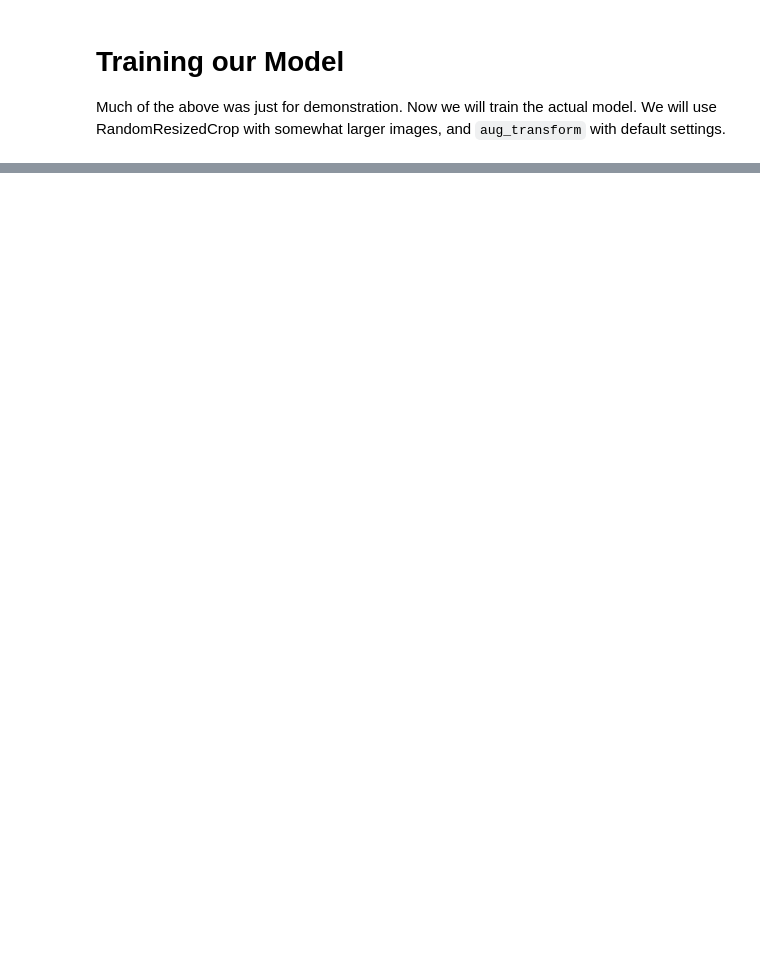
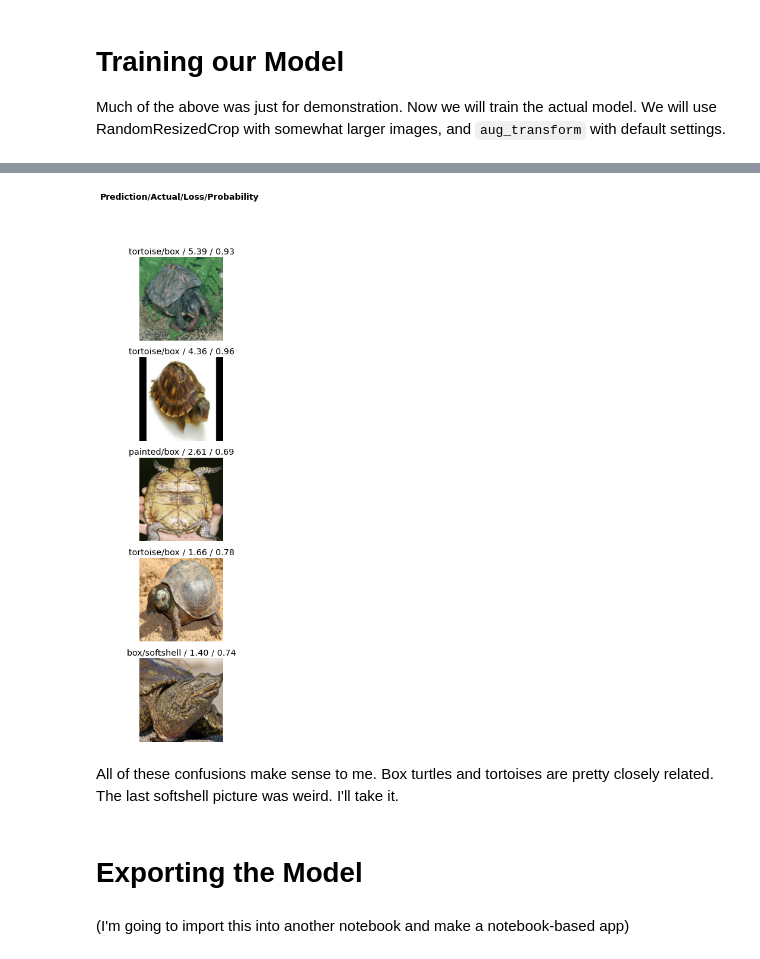
Before and after one commit to djliden/fastai-turtle-classifier, a Jupyter notebook: Turtle Classifier.ipynb, the cells around one changed output, grey strips where cells are left out. Drawn from its saved outputs; the diff is of its cells as text; code cells hidden in the pictures; blank space fills up the shorter version.

```diff
--- a/Turtle Classifier.ipynb
+++ b/Turtle Classifier.ipynb
@@ -187,0 +211,8 @@ learn.fine_tune(4)
+# %%
+interp.plot_top_losses(5, nrows=5)
+# %% [output]
+[figure, added]
+# %% [markdown]
+All of these confusions make sense to me. Box turtles and tortoises are pretty closely related. The last softshell picture was weird. I'll take it.
+# %% [markdown]
+# Exporting the Model
@@ -187,0 +221,2 @@ learn.fine_tune(4)
+# %% [markdown]
+(I'm going to import this into another notebook and make a notebook-based app)
```
Also changed, not shown: parts of 23 cells of this notebook, 2 other files.
